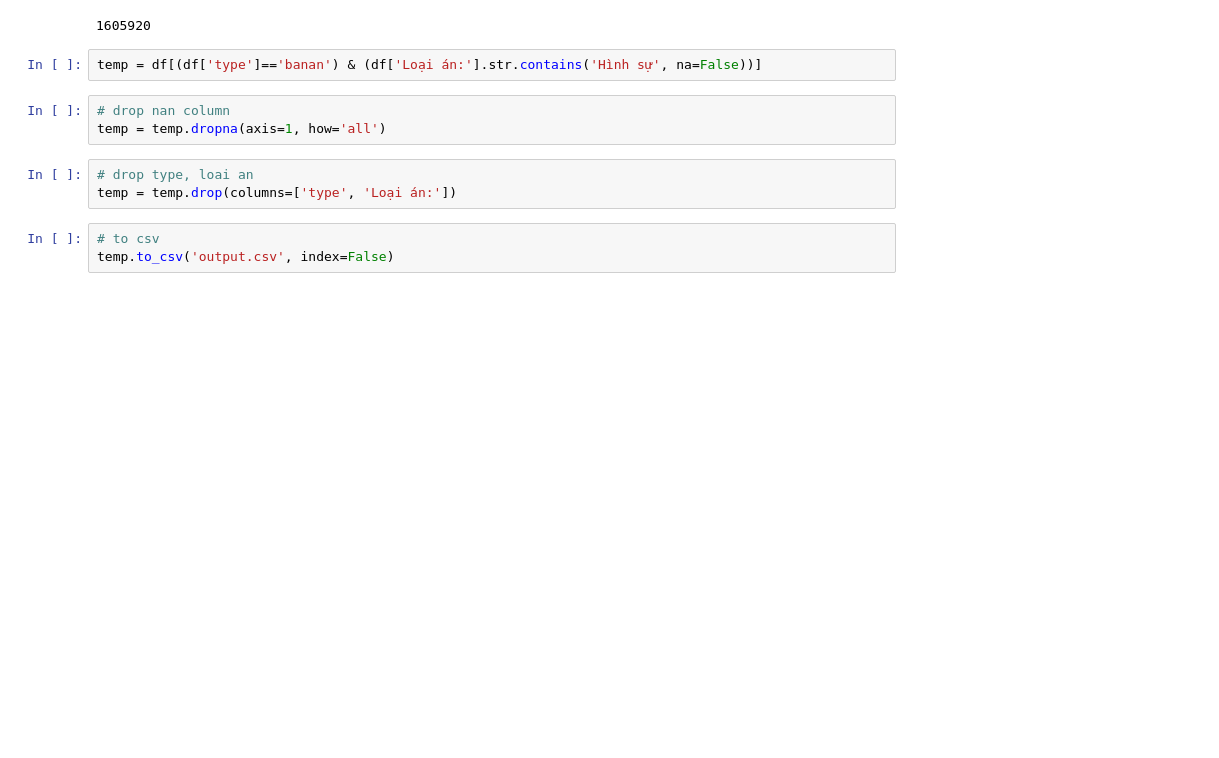
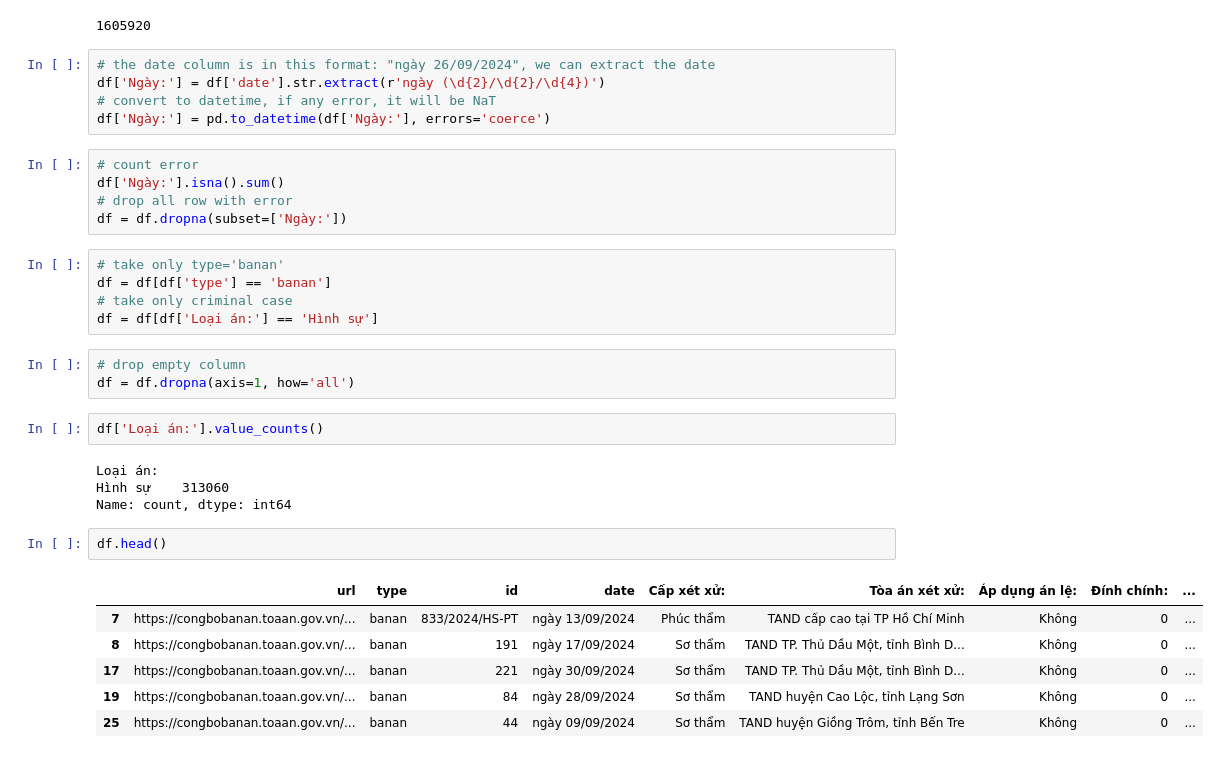
Before and after one commit to Th1nhNg0/congbobanan, a Jupyter notebook: analysis.ipynb, the cells around one changed output. Cells and saved outputs as stored; diff of their text form; blank space fills up the shorter version.

```diff
--- a/analysis.ipynb
+++ b/analysis.ipynb
@@ -16,15 +42,37 @@ df.head()
 len(df)
 # %% [output]
 1605920
+# %%
+# the date column is in this format: "ngày 26/09/2024", we can extract the date
+df['Ngày:'] = df['date'].str.extract(r'ngày (\d{2}/\d{2}/\d{4})')
+# convert to datetime, if any error, it will be NaT
+df['Ngày:'] = pd.to_datetime(df['Ngày:'], errors='coerce')
+# %%
+# count error
+df['Ngày:'].isna().sum()
+# drop all row with error
+df = df.dropna(subset=['Ngày:'])
 # %%
-temp = df[(df['type']=='banan') & (df['Loại án:'].str.contains('Hình sự', na=False))]
+# take only type='banan'
+df = df[df['type'] == 'banan']
+# take only criminal case
+df = df[df['Loại án:'] == 'Hình sự']
 # %%
-# drop nan column
-temp = temp.dropna(axis=1, how='all')
+# drop empty column
+df = df.dropna(axis=1, how='all')
-# %%
-# drop type, loai an
-temp = temp.drop(columns=['type', 'Loại án:'])
-# %%
-# to csv
-temp.to_csv('output.csv', index=False)
+# %%
+df['Loại án:'].value_counts()
+# %% [output]
+Loại án:
+Hình sự    313060
+Name: count, dtype: int64
+# %%
+df.head()
+# %% [output]
+|  | url | type | id | date | Cấp xét xử: | Tòa án xét xử: | Áp dụng án lệ: | Đính chính: | ... |
+| 7 | https://congbobanan.toaan.gov.vn/... | banan | 833/2024/HS-PT | ngày 13/09/2024 | Phúc thẩm | TAND cấp cao tại TP Hồ Chí Minh | Không | 0 | ... |
+| 8 | https://congbobanan.toaan.gov.vn/... | banan | 191 | ngày 17/09/2024 | Sơ thẩm | TAND TP. Thủ Dầu Một, tỉnh Bình D... | Không | 0 | ... |
+| 17 | https://congbobanan.toaan.gov.vn/... | banan | 221 | ngày 30/09/2024 | Sơ thẩm | TAND TP. Thủ Dầu Một, tỉnh Bình D... | Không | 0 | ... |
+| 19 | https://congbobanan.toaan.gov.vn/... | banan | 84 | ngày 28/09/2024 | Sơ thẩm | TAND huyện Cao Lộc, tỉnh Lạng Sơn | Không | 0 | ... |
+| 25 | https://congbobanan.toaan.gov.vn/... | banan | 44 | ngày 09/09/2024 | Sơ thẩm | TAND huyện Giồng Trôm, tỉnh Bến Tre | Không | 0 | ... |
 # %%
```
Also changed, not shown: parts of 10 cells of this notebook.
